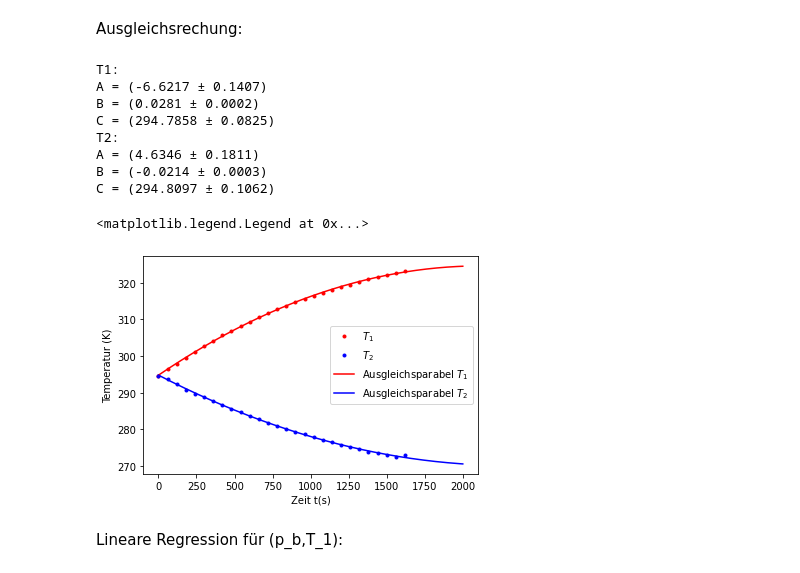
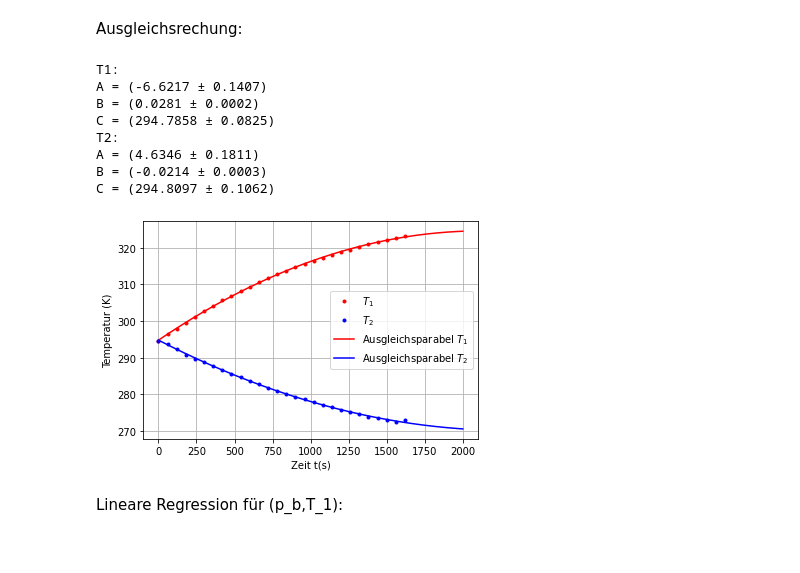
Before and after one commit to waerther/grundpraktikum1, a Jupyter notebook: v206/temp.ipynb, the cells around one changed output. Drawn from its saved outputs; the diff is of its cells as text; code cells hidden in the pictures.

```diff
--- a/v206/temp.ipynb
+++ b/v206/temp.ipynb
@@ -48,35 +46,35 @@ fa2_mu = fa2*10**6
 
 print('T1:')
 print('A = (%.4f ± %.4f)' % (a1_mu, fa1_mu)) # mu = 10**6
 print('B = (%.4f ± %.4f)' % (b1, fb1))
 print('C = (%.4f ± %.4f)' % (c1, fc1))
 
 print("T2:")
 print('A = (%.4f ± %.4f)' % (a2_mu, fa2_mu)) # mu = 10**6
 print('B = (%.4f ± %.4f)' % (b2, fb2))
 print('C = (%.4f ± %.4f)' % (c2, fc2))
 
 x = np.linspace(0, 2000, 500)
 y1 = f(x, a1, b1, c1)
 y2 = f(x, a2, b2, c2)
 plt.plot(t, T1, '.r', label = "$T_{1}$")
 plt.plot(t, T2, '.b', label = "$T_{2}$")
 plt.plot(x, y1, '-r', label = "Ausgleichsparabel $T_{1}$")
 plt.plot(x, y2, '-b', label = "Ausgleichsparabel $T_{2}$")
 plt.xlabel(r'Zeit t(s)')
 plt.ylabel(r'Temperatur (K)')
 plt.legend(loc="best")
+plt.grid(True)
 # %% [output]
 T1:
 A = (-6.6217 ± 0.1407)
 B = (0.0281 ± 0.0002)
 C = (294.7858 ± 0.0825)
 T2:
 A = (4.6346 ± 0.1811)
 B = (-0.0214 ± 0.0003)
 C = (294.8097 ± 0.1062)
-<matplotlib.legend.Legend at 0x...>
-[figure, old version]
+[figure, new version]
 # %% [markdown]
 Lineare Regression für (p_b,T_1):
 # %%
```
Also changed, not shown: parts of 5 cells of this notebook, 5 other files.
